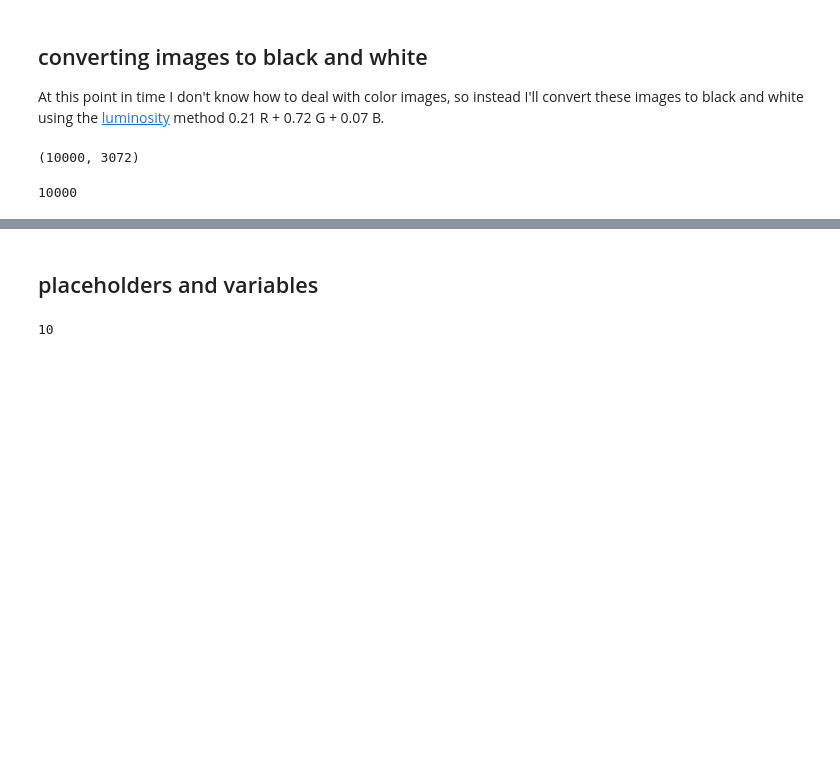
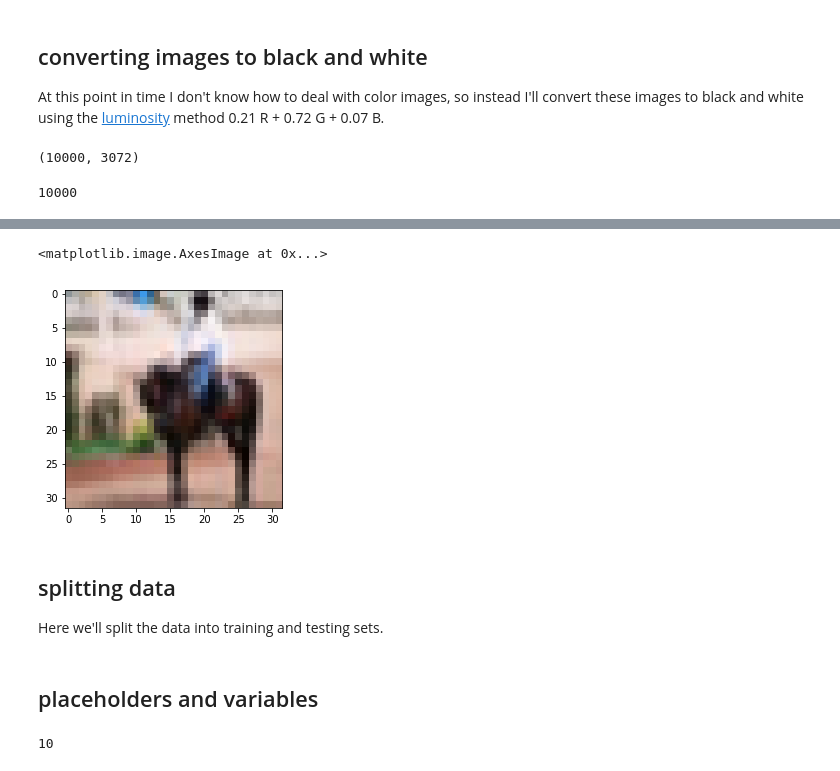
Before and after one commit to zfreedman/tfnn, a Jupyter notebook: code/cnn/cifar10_softmax_nn.ipynb, the cells around one changed output, grey strips where cells are left out. Drawn from its saved outputs; the diff is of its cells as text; code cells hidden in the pictures; blank space fills up the shorter version.

```diff
--- a/code/cnn/cifar10_softmax_nn.ipynb
+++ b/code/cnn/cifar10_softmax_nn.ipynb
@@ -156,0 +172,8 @@ ValueError: cannot reshape array of size 3072 into shape (32,32)
+# %%
+plt.imshow(mutate_img(data_batch_1[b"data"][11]))
+# %% [output]
+<matplotlib.image.AxesImage at 0x...>
+[figure, added]
+# %% [markdown]
+## splitting data
+Here we'll split the data into training and testing sets.
```
Also changed, not shown: parts of 25 cells of this notebook.
